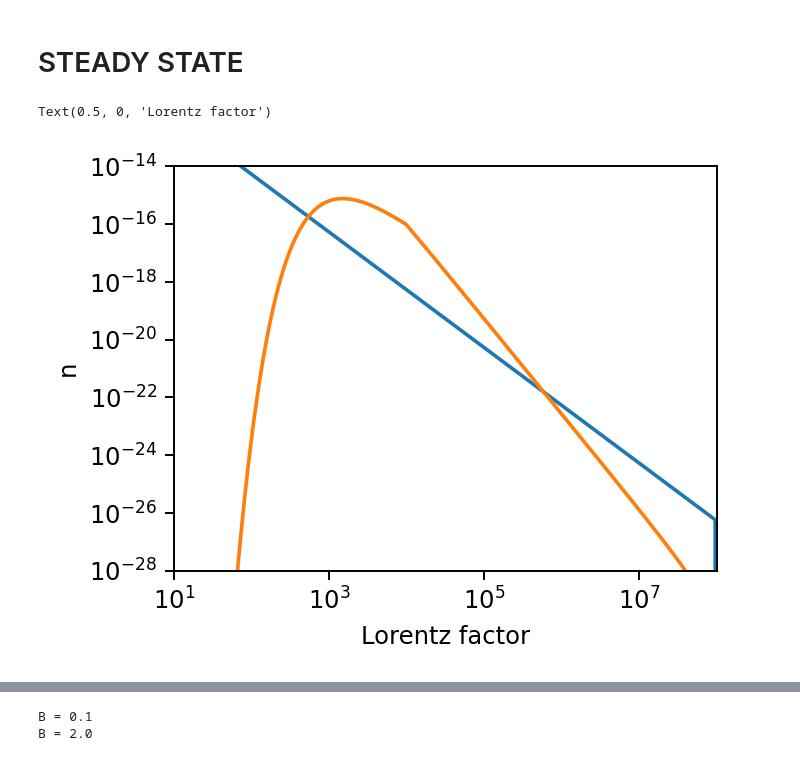
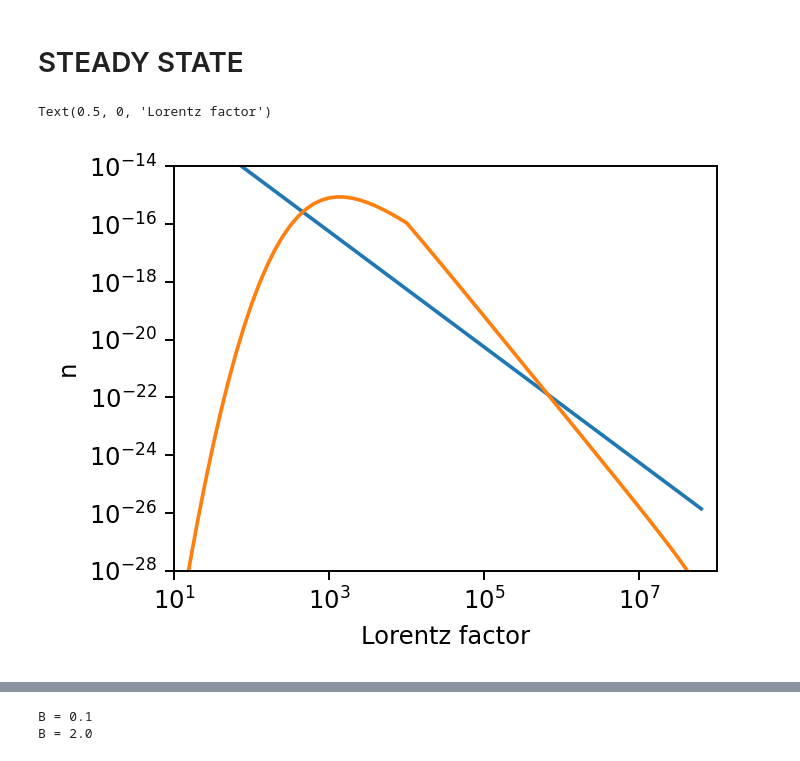
Before and after one commit to me623/Mphys_modelling, a Jupyter notebook: plotting.ipynb, the cells around one changed output, grey strips where cells are left out. Saved outputs shown, nothing was run; the diff lists cells and outputs as text; code cells hidden in the pictures.

```diff
--- a/plotting.ipynb
+++ b/plotting.ipynb
@@ -425,27 +546,23 @@ Text(0.5, 0, 'Lorentz factor')
 # %%
 # Set display options for precision
 pd.set_option('display.float_format', '{:.10e}'.format)
 
 # Example code
 plt.figure(figsize=[4, 3])
-sim_data = pd.read_csv(r"C:\Users\morga\Masters Year\Modelling\Mphys_modelling\csv_data\steady_state\B1000.csv", header=None)
+sim_data = pd.read_csv(r"C:\Users\morga\Masters Year\Modelling\Mphys_modelling\csv_data\steady_state\B1000.csv")
 
-sim_data = sim_data.T
-sim_data.columns = sim_data.iloc[0]
-sim_data = sim_data[1:]
-sim_data.reset_index(drop=True, inplace=True)
 #print(sim_data.to_string())
-plt.plot(sim_data["gamma"], sim_data.iloc[:, 1])
-plt.plot(sim_data["gamma"], sim_data.iloc[:,-1])
+plt.plot(sim_data["gamma"], sim_data["0"])
+plt.plot(sim_data["gamma"], sim_data.iloc[:,2])
 plt.ylabel("n")
 plt.yscale("log")
 plt.xscale("log")
 plt.ylim(1e-28, 1e-14)
 plt.xlim(1e1, 1e8)
 plt.xlabel("Lorentz factor")
 # %% [output]
 Text(0.5, 0, 'Lorentz factor')
-[figure, old version]
+[figure, new version]
 # %%
 files = ["B 100.csv","B 250.csv","B 500.csv","B1000.csv","B1500.csv","B2000.csv"]
 names = ["B = 0.1", "B = 0.25", "B = 0.5", "B = 1.0", "B = 1.5", "B = 2.0"]
```
Also changed, not shown: parts of 14 cells of this notebook, 5 other files.
